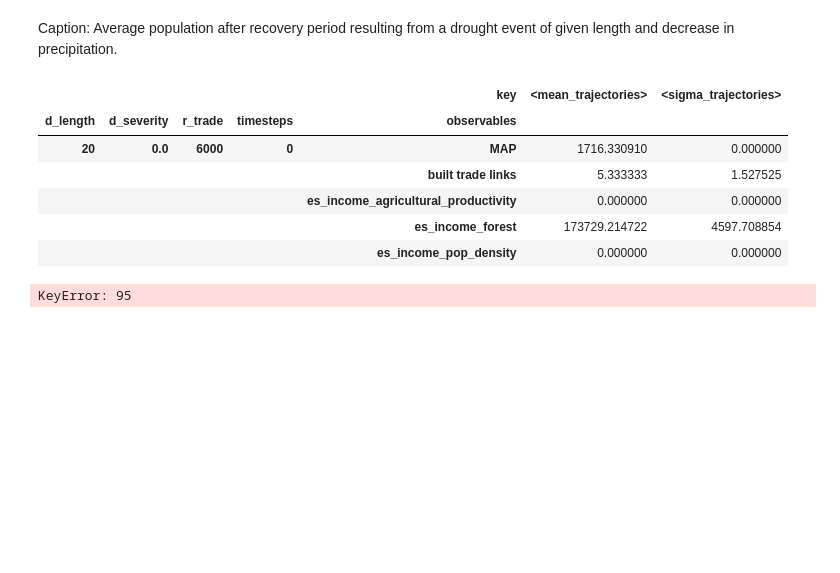
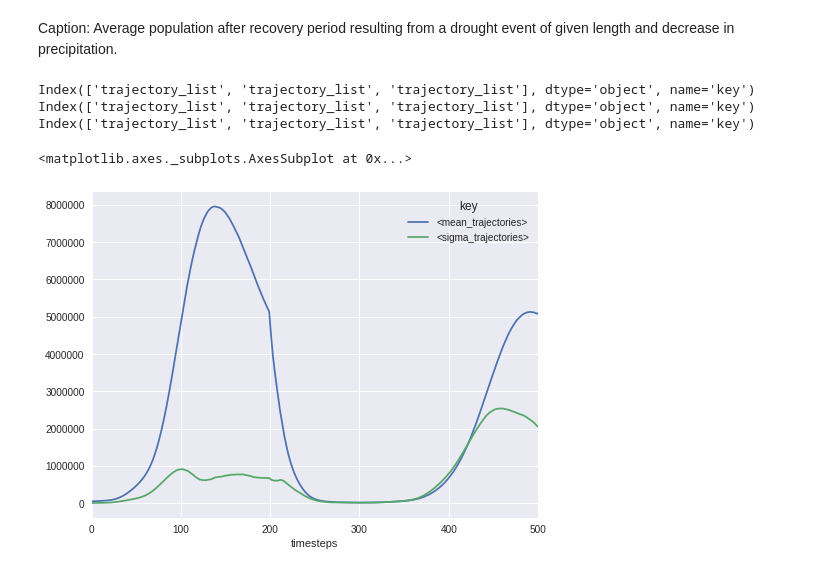
Before and after one commit to jakobkolb/Mayasim, a Jupyter notebook: Evaluation_Notebooks/X9_Stability_analysis.ipynb, the cells around one changed output. Drawn from its saved outputs; the diff is of its cells as text; code cells hidden in the pictures; blank space fills up the shorter version.

```diff
--- a/Evaluation_Notebooks/X9_Stability_analysis.ipynb
+++ b/Evaluation_Notebooks/X9_Stability_analysis.ipynb
@@ -37,17 +37,16 @@ fig.savefig('stability_analysis_plot')
 # %% [markdown]
 Caption: Average population after recovery period resulting from a drought event of given length and decrease in precipitation.
 # %%
-trj_data = pd.read_pickle('/home/jakob/Project_MayaSim/Python/output_data/test_output/X9_stability_analysis/results/trajectory')
-trj_data.head()
+trj_data = pd.read_pickle('/home/jakob/Project_MayaSim/Python/output_data/test_output/X9_stability_analysis/results/all_trajectories')
-# %% [output]
-|  |  |  |  | key | <mean_trajectories> | <sigma_trajectories> |
-| d_length | d_severity | r_trade | timesteps | observables |  |  |
-| 20 | 0.0 | 6000 | 0 | MAP | 1716.330910 | 0.000000 |
-|  |  |  |  | built trade links | 5.333333 | 1.527525 |
-|  |  |  |  | es_income_agricultural_productivity | 0.000000 | 0.000000 |
-|  |  |  |  | es_income_forest | 173729.214722 | 4597.708854 |
-|  |  |  |  | es_income_pop_density | 0.000000 | 0.000000 |
-# %%
-trj = trj_data.xs(level=['r_trade', 'observables', 'd_severity', 'd_length'], key=[6000, 'total_population', 60, 95])
-# %% [output]
-KeyError: 95
+# %%
+for key in trj_data.keys():
+    print(trj_data[key].columns)
+# %% [output]
+Index(['trajectory_list', 'trajectory_list', 'trajectory_list'], dtype='object', name='key')
+Index(['trajectory_list', 'trajectory_list', 'trajectory_list'], dtype='object', name='key')
+Index(['trajectory_list', 'trajectory_list', 'trajectory_list'], dtype='object', name='key')
+# %%
+trj.plot()
+# %% [output]
+<matplotlib.axes._subplots.AxesSubplot at 0x...>
+[figure, added]
```
Also changed, not shown: 1 other file.
